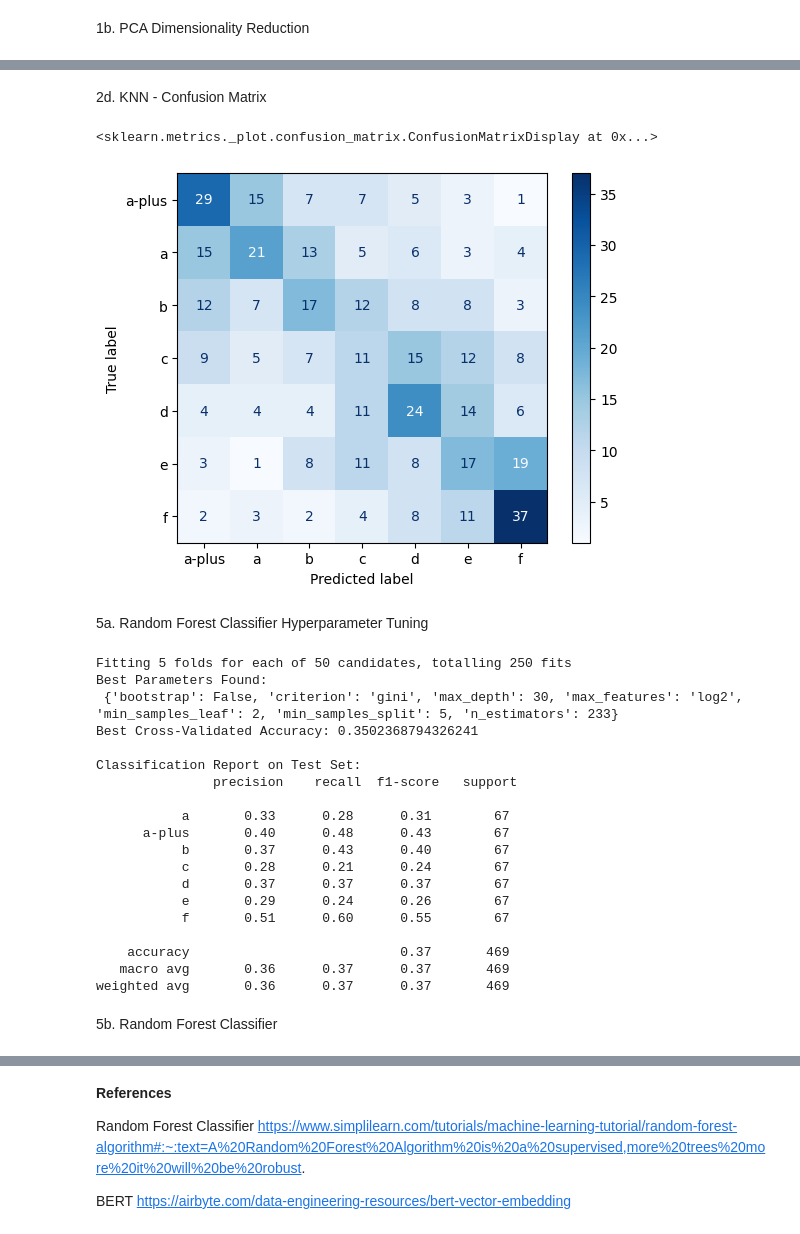
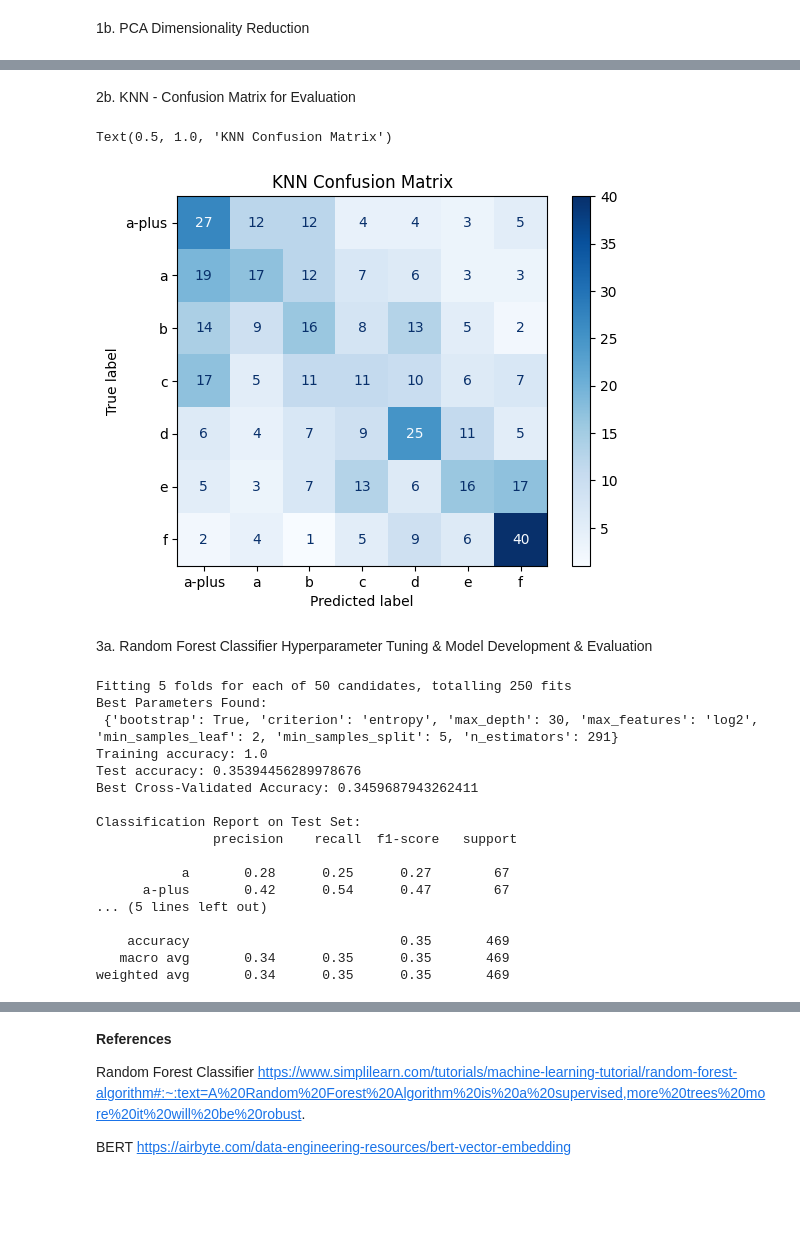
Before and after one commit to megancharles/pg-cert-applied-data-science-public, a Jupyter notebook: src/models/4_classification_model.ipynb, the cells around one changed output, grey strips where cells are left out. Saved outputs shown, nothing was run; the diff lists cells and outputs as text; code cells hidden in the pictures; blank space fills up the shorter version.

Commit message:
cleaned classifications and created confusion matrix for random forest

```diff
--- a/src/models/4_classification_model.ipynb
+++ b/src/models/4_classification_model.ipynb
@@ -93,18 +72,28 @@ plt.show()
 # %%
-from sklearn.model_selection import GridSearchCV
-
+# Modify parameter grid to prevent overfitting
 param_grid = {
-    'n_neighbors': range(1, 21),
-    'weights': ['uniform', 'distance'],
-    'metric': ['minkowski', 'chebyshev'],
-    'leaf_size': [20, 30, 40],
-    'p': [1, 2],
+    'n_neighbors': range(5, 51, 2),  # Increased range for k
+    'weights': ['uniform'],           # Simplified weight scheme
+    'metric': ['minkowski'],          # Standard distance metric
+    'p': [1, 2],                        # Euclidean distance
 }
 
+# Initialise and fit GridSearchCV
 knn = KNeighborsClassifier()
 grid_search = GridSearchCV(knn, param_grid, cv=5, scoring='accuracy', n_jobs=-1)
 grid_search.fit(X_train, y_train)
 
+# Use best model for predictions
+best_model = grid_search.best_estimator_
+y_train_pred = best_model.predict(X_train)
+y_test_pred = best_model.predict(X_test)
+
+label_order = ['a-plus', 'a', 'b', 'c', 'd', 'e', 'f']
+
+# Evaluate model performance
 print("Best parameters:", grid_search.best_params_)
-print("Best cross-validated accuracy:", grid_search.best_score_)
+print("Training accuracy:", accuracy_score(y_train, y_train_pred))
+print("Cross-validation accuracy:", grid_search.best_score_)
+print("Test accuracy:", accuracy_score(y_test, y_test_pred))
+print(classification_report(y_test, y_test_pred, labels=label_order))
 # %% [output]
@@ -145,40 +117,41 @@ weighted avg       0.33      0.33      0.33       469
 # %% [markdown]
-2d. KNN - Confusion Matrix
+2b. KNN - Confusion Matrix for Evaluation
 # %%
 # Defining label order, with 'a-plus' first
 label_order = ['a-plus', 'a', 'b', 'c', 'd', 'e', 'f']
 
 # y_test: true labels, y_pred: predicted labels
-cm = confusion_matrix(y_test, y_pred, labels=label_order)
+cm = confusion_matrix(y_test, y_test_pred, labels=label_order)
 disp = ConfusionMatrixDisplay(confusion_matrix=cm, display_labels=label_order)
 disp.plot(cmap='Blues')
+plt.title('KNN Confusion Matrix')
 # %% [output]
-<sklearn.metrics._plot.confusion_matrix.ConfusionMatrixDisplay at 0x...>
+Text(0.5, 1.0, 'KNN Confusion Matrix')
-[figure, old version]
+[figure, new version]
 # %% [markdown]
-5a. Random Forest Classifier Hyperparameter Tuning
+3a. Random Forest Classifier Hyperparameter Tuning & Model Development & Evaluation
 # %%
-# Define a reduced, randomized hyperparameter space
+# Define a reduced, randomised hyperparameter space
 param_dist = {
     'n_estimators': randint(100, 300),               # Range of 100 to 300 trees
-    'max_depth': [None, 10, 20, 30],                 # Depths to try
+    'max_depth': [1, 10, 20, 30],                    # Depths to try
     'min_samples_split': [2, 5, 10],                 # Splits
     'min_samples_leaf': [1, 2, 4],                   # Leaf nodes
     'max_features': ['sqrt', 'log2', None],          # Feature selection strategies
-    'bootstrap': [True, False],                      # Sampling method
+    'bootstrap': [True],                             # Sampling method
     'criterion': ['gini', 'entropy']                 # Splitting criteria
 }
 
 # Define model
 rf = RandomForestClassifier(random_state=42)
 
-# Randomized Search CV
+# Randomised Search CV
 random_search = RandomizedSearchCV(
     estimator=rf,
     param_distributions=param_dist,
     n_iter=50,                    # Try 50 random combinations
     cv=5,                         # 5-fold cross-validation
-    scoring='accuracy',          # You can change to 'f1_macro' for imbalanced classes
+    scoring='accuracy',
     n_jobs=-1,                    # Use all CPU cores
     verbose=1,                    # Print progress
     random_state=42
@@ -189,28 +162,27 @@ random_search.fit(X_train, y_train)
 
 # Evaluate
 y_pred = random_search.predict(X_test)
+y_train_pred = random_search.predict(X_train)
 print("Best Parameters Found:\n", random_search.best_params_)
+print("Training accuracy:", accuracy_score(y_train, y_train_pred))
+print("Test accuracy:", accuracy_score(y_test, y_pred))
 print("Best Cross-Validated Accuracy:", random_search.best_score_)
 print("\nClassification Report on Test Set:\n", classification_report(y_test, y_pred))
 # %% [output]
 Fitting 5 folds for each of 50 candidates, totalling 250 fits
 Best Parameters Found:
- {'bootstrap': False, 'criterion': 'gini', 'max_depth': 30, 'max_features': 'log2', 'min_samples_leaf': 2, 'min_samples_split': 5, 'n_estimators': 233}
-Best Cross-Validated Accuracy: 0.3502368794326241
+ {'bootstrap': True, 'criterion': 'entropy', 'max_depth': 30, 'max_features': 'log2', 'min_samples_leaf': 2, 'min_samples_split': 5, 'n_estimators': 291}
+Training accuracy: 1.0
+Test accuracy: 0.35394456289978676
+Best Cross-Validated Accuracy: 0.3459687943262411
 
 Classification Report on Test Set:
                precision    recall  f1-score   support
 
-           a       0.33      0.28      0.31        67
-      a-plus       0.40      0.48      0.43        67
-           b       0.37      0.43      0.40        67
-           c       0.28      0.21      0.24        67
-           d       0.37      0.37      0.37        67
-           e       0.29      0.24      0.26        67
-           f       0.51      0.60      0.55        67
+           a       0.28      0.25      0.27        67
+      a-plus       0.42      0.54      0.47        67
+... (5 lines left out)
 
-    accuracy                           0.37       469
-   macro avg       0.36      0.37      0.37       469
-weighted avg       0.36      0.37      0.37       469
+    accuracy                           0.35       469
+   macro avg       0.34      0.35      0.35       469
+weighted avg       0.34      0.35      0.35       469
-# %% [markdown]
-5b. Random Forest Classifier
```
Also changed, not shown: parts of 12 cells of this notebook, 4 other files.
